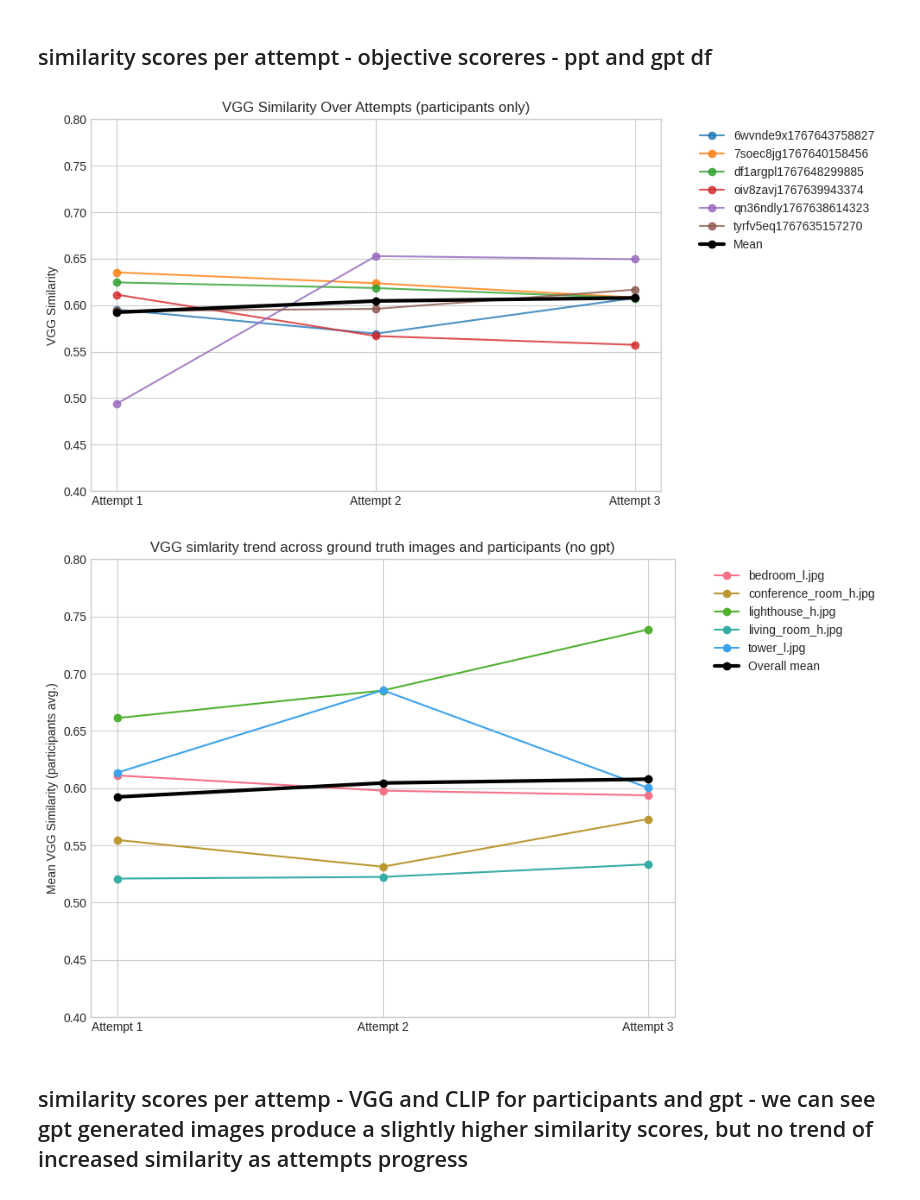
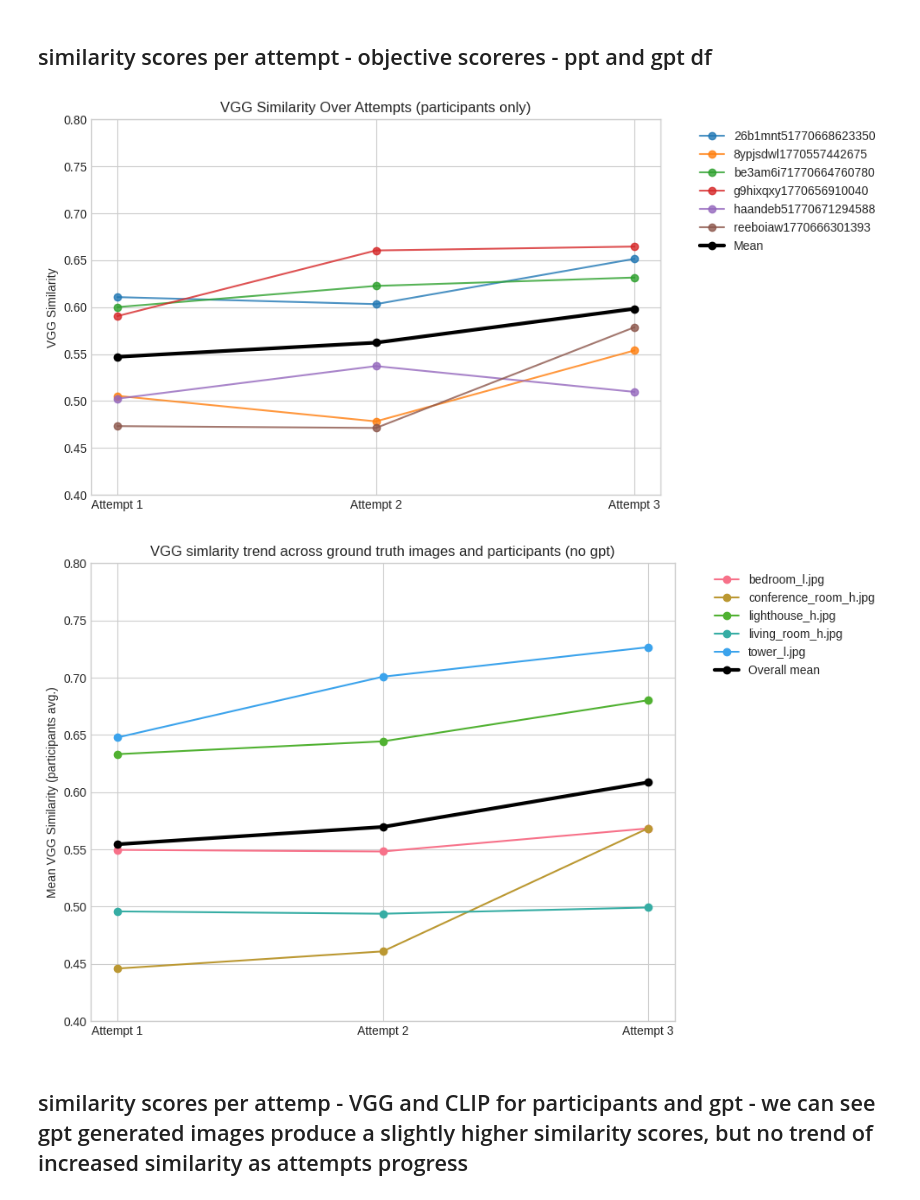
Before and after one commit to AnatKordon/Imagination_in_translation, a Jupyter notebook: analysis/plotting.ipynb, the cells around one changed output. Cells and saved outputs as stored; diff of their text form; code cells hidden in the pictures.

```diff
--- a/analysis/plotting.ipynb
+++ b/analysis/plotting.ipynb
@@ -30,14 +30,16 @@ graphs_path.mkdir(parents=True, exist_ok=True)
 ### memory df !!!!!!!!! ###
 df = pd.read_csv(processed_dir / "ppt_w_gpt_w_similarity_trials.csv").copy() # "/mnt/hdd/anatkorol/Imagination_in_translation/Data/processed_data/08092025_pilot/participants_log_cleaned_pilot_08092025_shuffled_with_distances_and_alignment_pilot_08092025_.csv")
 df['prompt_word_len'] = df['prompt'].apply(lambda x: len(str(x).split()))
-df = df[['uid', 'gt', 'session', 'attempt', 'prompt', 'gen', 'subjective_score','clip_cosine_distance', 'vgg_fc7_distance', 'clip_vis_text_similarity', 'token_num', 'prompt_word_len']].copy() # add 'prompt_word_len', 'token_num if needed
+df = df[['uid', 'gt', 'gt_corrected', 'session', 'attempt', 'prompt', 'gen', 'subjective_score','clip_cosine_distance', 'vgg_fc7_distance', 'clip_vis_text_similarity', 'token_num', 'prompt_word_len']].copy() # add 'prompt_word_len', 'token_num if needed
 # return df_ppt and df_gpt when testing on other diffusion models
+df_ok = df[df['gt_corrected'].notna()].copy()
+df = df_ok
 df_ppt = df[df['uid'] != 'gpt-5'].copy()
 df_gpt = df[df['uid'] == 'gpt-5'].copy()
 
 # for comparison:
 perc_df = pd.read_csv("/mnt/hdd/anatkorol/Imagination_in_translation/Data/processed_data/10122025_pilot_2/ppt_w_gpt_w_similarity_trials.csv").copy()
-mem_df = pd.read_csv(processed_dir / "ppt_w_gpt_w_similarity_trials.csv").copy()
+mem_df = pd.read_csv("/mnt/hdd/anatkorol/Imagination_in_translation/Data/processed_data/05012026_pilot_2_memory/ppt_w_gpt_w_similarity_trials.csv").copy()
 # #rdm results for analysis
 # rdm_df = pd.read_csv("/mnt/hdd/anatkorol/Imagination_in_translation/Data/processed_data/10122025_pilot_2/rdm_alignment_results_gpt-image-1-generation.csv")# I used mean pooling as it gives same weight to all tokens, maybe shoulod be changed - can play with it
 # pos_df = pd.read_csv("/mnt/hdd/anatkorol/Imagination_in_translation/Data/processed_data/10122025_pilot_2/nlp_analysis/docs_df.csv").copy()
@@ -344,14 +371,15 @@ plt.show()
 maybe this can tell us if some images are harder then others and will consistly rsults in a generated image that is not very similar to the ground truth
 # %%
 # 1) Mean subjective score per GT per attempt (averaging across participants)
+gt_name = 'gt_corrected' # note to change that if needing just gt
 df_gt = (
     df_ppt
-    .groupby(["gt", "attempt"], as_index=False)["subjective_score"]
+    .groupby([gt_name, "attempt"], as_index=False)["subjective_score"]
     .mean()
     .rename(columns={"subjective_score": "mean_score"})
 )
 plt.figure(figsize=(10,6))
-for gt, sub in df_gt.groupby("gt"):
+for gt, sub in df_gt.groupby(gt_name):
     plt.plot(sub["attempt"], sub["mean_score"], marker="o", lw=1.5, label=gt)
 
 plt.plot(df_gt.groupby("attempt")["mean_score"].mean(),
@@ -410,32 +438,33 @@ plt.ylim(0.4, 0.8)
 plt.savefig(graphs_path / "vgg_similarity_over_attempts_per_participant.png", dpi=500, bbox_inches="tight")
 plt.show()
 # %% [output]
-[figure, old version]
+[figure, new version]
 # %%
 # 1) Mean subjective score per GT per attempt (averaging across participants)
+gt_name = "gt_corrected" # note to change that if needing just gt
 df_gt = (
     df_ppt
-    .groupby(["gt", "attempt"], as_index=False)["vgg_similarity"]
+    .groupby([gt_name, "attempt"], as_index=False)["vgg_similarity"]
     .mean()
     .rename(columns={"vgg_similarity": "mean_score"})
 )
 plt.figure(figsize=(10,6))
-for gt, sub in df_gt.groupby("gt"):
+for gt, sub in df_gt.groupby(gt_name):
     plt.plot(sub["attempt"], sub["mean_score"], marker="o", lw=1.5, label=gt)
 
 plt.plot(df_gt.groupby("attempt")["mean_score"].mean(),
          marker="o", color="black", lw=3, label="Overall mean")
 
 plt.xticks([1,2,3], ["Attempt 1","Attempt 2","Attempt 3"])
 plt.ylabel("Mean VGG Similarity (participants avg.)")
 plt.title("VGG simlarity trend across ground truth images and participants (no gpt)")
 plt.legend(bbox_to_anchor=(1.05,1), loc="upper left")
 plt.tight_layout()
 plt.ylim(0.4, 0.8)
 plt.savefig(graphs_path / "vgg_similarity_trend_across_gt_and_participants.png", dpi=500, bbox_inches="tight")
 plt.show()
 # %% [output]
-[figure, old version]
+[figure, new version]
 # %% [markdown]
 ## similarity scores per attemp - VGG and CLIP for participants and gpt - we can see gpt generated images produce a slightly higher similarity scores, but no trend of increased similarity as attempts progress
 # %%
```
Also changed, not shown: parts of 15 cells of this notebook, 11 other files.
